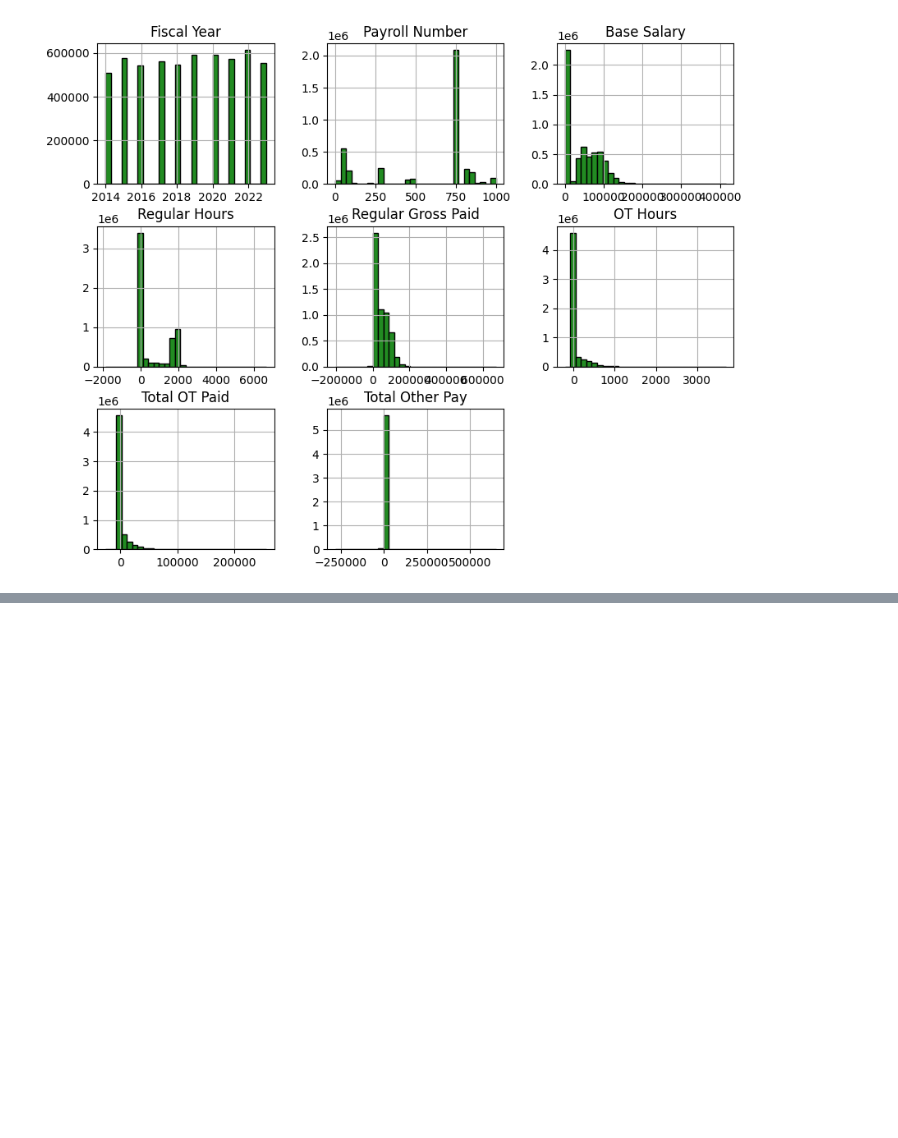
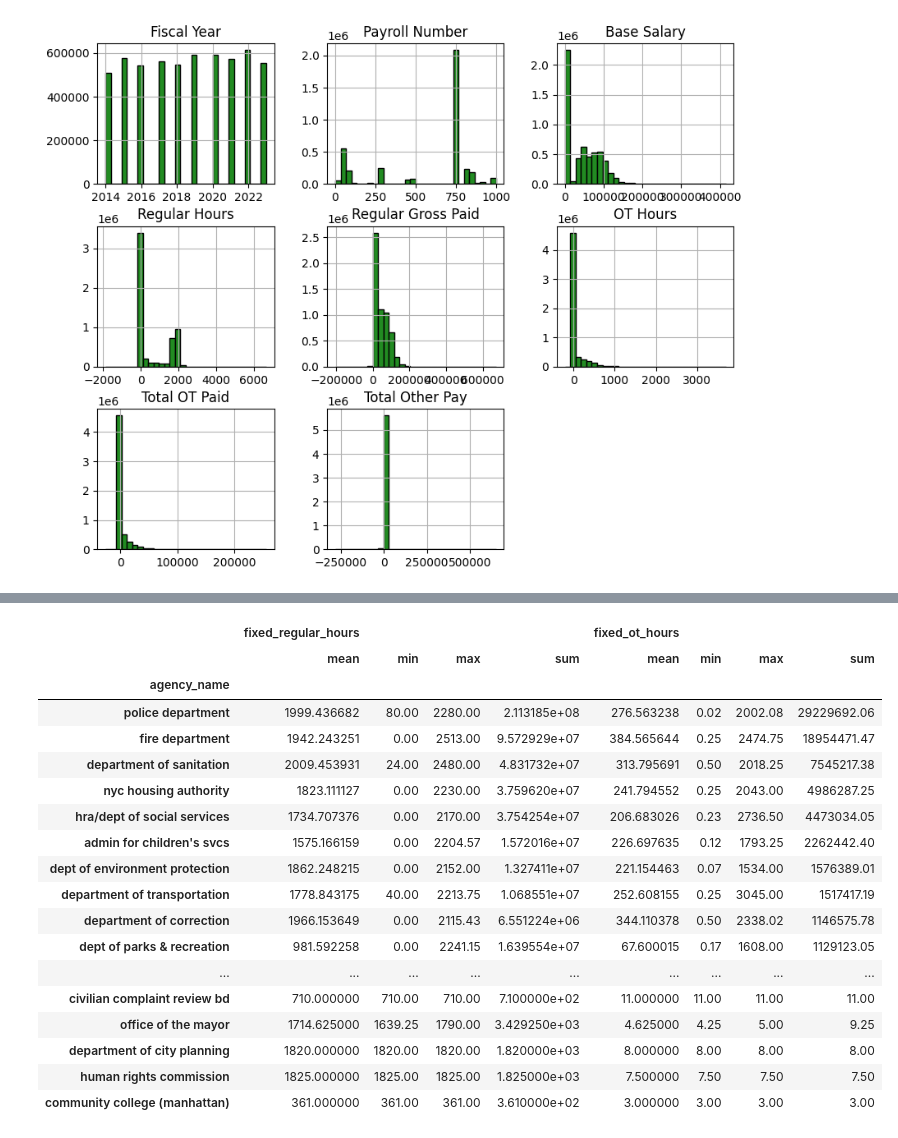
Before and after one commit to riverar9/cuny-msds, a Jupyter notebook: data602-advanced-programming-techniques/assignments/assignment-07/assignment-07-richie-rivera.ipynb, the cells around one changed output, grey strips where cells are left out. Drawn from its saved outputs; the diff is of its cells as text; code cells hidden in the pictures; blank space fills up the shorter version.

```diff
--- a/data602-advanced-programming-techniques/assignments/assignment-07/assignment-07-richie-rivera.ipynb
+++ b/data602-advanced-programming-techniques/assignments/assignment-07/assignment-07-richie-rivera.ipynb
@@ -177,0 +325,31 @@ After exploring your dataset, provide a short summary of what you noticed from t
+# %%
+trimmed_df[
+    ['agency_name', 'fixed_regular_hours','fixed_ot_hours']
+    ].groupby(
+    'agency_name'
+    ).agg(
+        ['mean','min','max', 'sum']
+        ).sort_values(
+            ('fixed_ot_hours','sum'),
+            ascending = False
+        )
+# %% [output]
+|  | fixed_regular_hours |  |  |  | fixed_ot_hours |  |  |  |
+|  | mean | min | max | sum | mean | min | max | sum |
+| agency_name |  |  |  |  |  |  |  |  |
+| police department | 1999.436682 | 80.00 | 2280.00 | 2.113185e+08 | 276.563238 | 0.02 | 2002.08 | 29229692.06 |
+| fire department | 1942.243251 | 0.00 | 2513.00 | 9.572929e+07 | 384.565644 | 0.25 | 2474.75 | 18954471.47 |
+| department of sanitation | 2009.453931 | 24.00 | 2480.00 | 4.831732e+07 | 313.795691 | 0.50 | 2018.25 | 7545217.38 |
+| nyc housing authority | 1823.111127 | 0.00 | 2230.00 | 3.759620e+07 | 241.794552 | 0.25 | 2043.00 | 4986287.25 |
+| hra/dept of social services | 1734.707376 | 0.00 | 2170.00 | 3.754254e+07 | 206.683026 | 0.23 | 2736.50 | 4473034.05 |
+| admin for children's svcs | 1575.166159 | 0.00 | 2204.57 | 1.572016e+07 | 226.697635 | 0.12 | 1793.25 | 2262442.40 |
+| dept of environment protection | 1862.248215 | 0.00 | 2152.00 | 1.327411e+07 | 221.154463 | 0.07 | 1534.00 | 1576389.01 |
+| department of transportation | 1778.843175 | 40.00 | 2213.75 | 1.068551e+07 | 252.608155 | 0.25 | 3045.00 | 1517417.19 |
+| department of correction | 1966.153649 | 0.00 | 2115.43 | 6.551224e+06 | 344.110378 | 0.50 | 2338.02 | 1146575.78 |
+| dept of parks & recreation | 981.592258 | 0.00 | 2241.15 | 1.639554e+07 | 67.600015 | 0.17 | 1608.00 | 1129123.05 |
+| ... | ... | ... | ... | ... | ... | ... | ... | ... |
+| civilian complaint review bd | 710.000000 | 710.00 | 710.00 | 7.100000e+02 | 11.000000 | 11.00 | 11.00 | 11.00 |
+| office of the mayor | 1714.625000 | 1639.25 | 1790.00 | 3.429250e+03 | 4.625000 | 4.25 | 5.00 | 9.25 |
+| department of city planning | 1820.000000 | 1820.00 | 1820.00 | 1.820000e+03 | 8.000000 | 8.00 | 8.00 | 8.00 |
+| human rights commission | 1825.000000 | 1825.00 | 1825.00 | 1.825000e+03 | 7.500000 | 7.50 | 7.50 | 7.50 |
+| community college (manhattan) | 361.000000 | 361.00 | 361.00 | 3.610000e+02 | 3.000000 | 3.00 | 3.00 | 3.00 |
```
Also changed, not shown: parts of 43 cells of this notebook.
